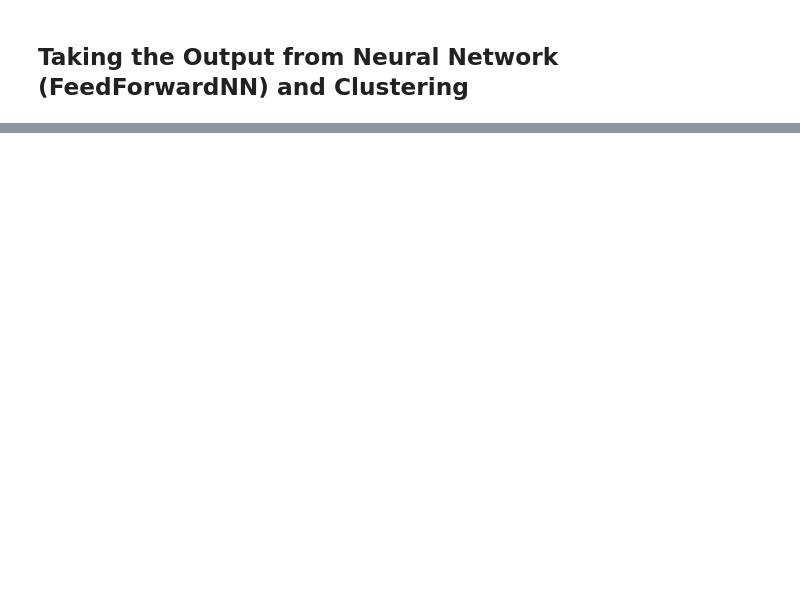
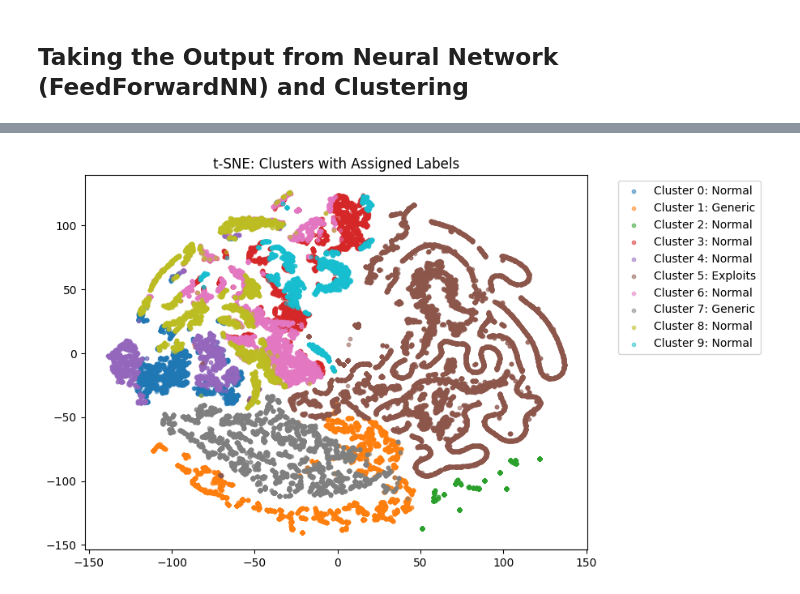
Before and after one commit to CooperCherry/anomaly_detection_project, a Jupyter notebook: neuralNetworkTemp.ipynb, the cells around one changed output, grey strips where cells are left out. Drawn from its saved outputs; the diff is of its cells as text; code cells hidden in the pictures; blank space fills up the shorter version.

```diff
--- a/neuralNetworkTemp.ipynb
+++ b/neuralNetworkTemp.ipynb
@@ -260,0 +393,14 @@ tensor([[0.1050, 0.1027, 0.1060,  ..., 0.0986, 0.1191, 0.0884],
+# %%
+#this is where we are creating a mapping from cluster ids to the most common true label in that cluster.
+# This allows us to interpret the clusters in terms of the original labels and evaluate how well the clustering corresponds to the true classes in our dataset.
+from collections import Counter
+import numpy as np
+cluster_to_label = {}
+for cluster_id in range(10): #for each cluster id from 0 to 9
+    indices = np.where(train_clusters == cluster_id)[0] #find the indices of the samples in the training set that belong to the current cluster
+    cluster_labels = y_train[indices] #get the true labels of those samples
+
+    if len(indices) == 0: #if there are any samples in this cluster
+       continue
+    most_common_label = Counter(cluster_labels).most_common(1)[0][0] #find the most common true label among those samples
+    cluster_to_label[cluster_id] = most_common_label #assign the most common label to the cluster id in our mapping dictionary
@@ -260,0 +508,28 @@ tensor([[0.1050, 0.1027, 0.1060,  ..., 0.0986, 0.1191, 0.0884],
+# %%
+from sklearn.manifold import TSNE
+
+cluster_names = {
+    c: label_mapping[label]
+    for c, label in cluster_to_label.items()
+}
+
+tsne = TSNE(n_components=2, perplexity=30, random_state=42)
+features_2d = tsne.fit_transform(test_features_scaled)
+
+plt.figure(figsize=(8,6))
+
+for cluster in np.unique(test_clusters):
+    idx = test_clusters == cluster
+    plt.scatter(
+        features_2d[idx, 0],
+        features_2d[idx, 1],
+        label=f"Cluster {cluster}: {cluster_names.get(cluster, 'Unknown')}",
+        alpha=0.5,
+        s=10
+    )
+
+plt.legend(bbox_to_anchor=(1.05, 1), loc='upper left')
+plt.title("t-SNE: Clusters with Assigned Labels")
+plt.show()
+# %% [output]
+[figure, added]
```
Also changed, not shown: parts of 35 cells of this notebook, 2 other files.
